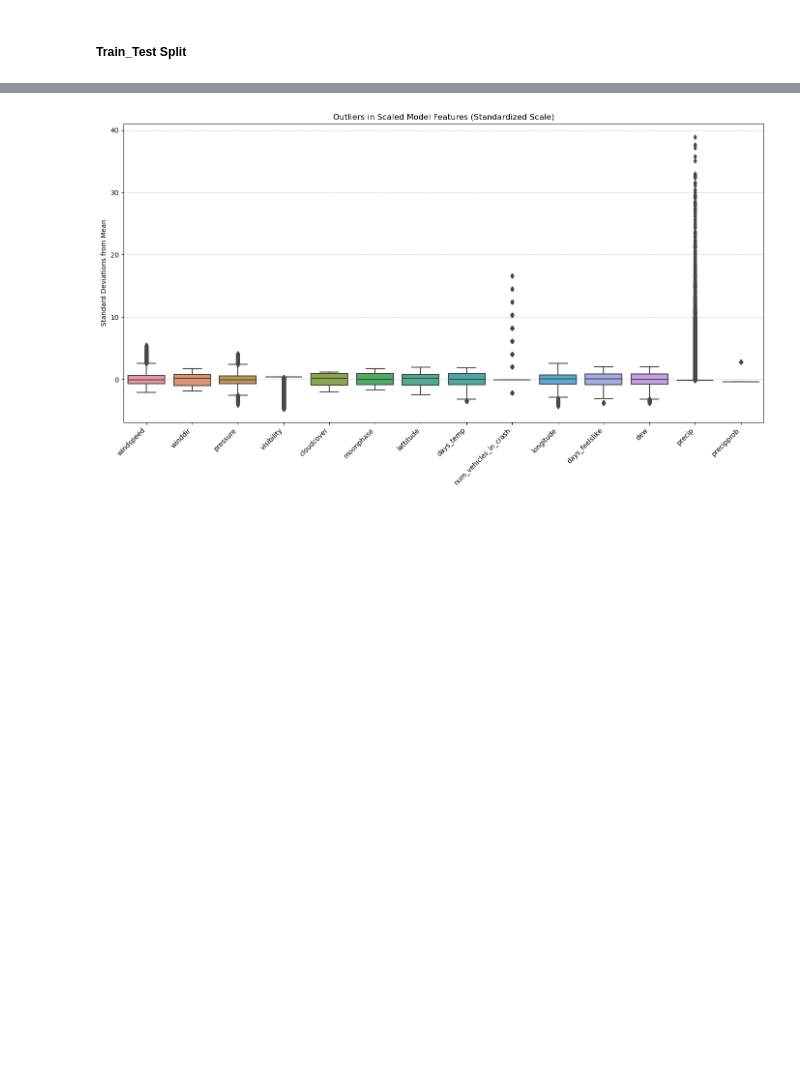
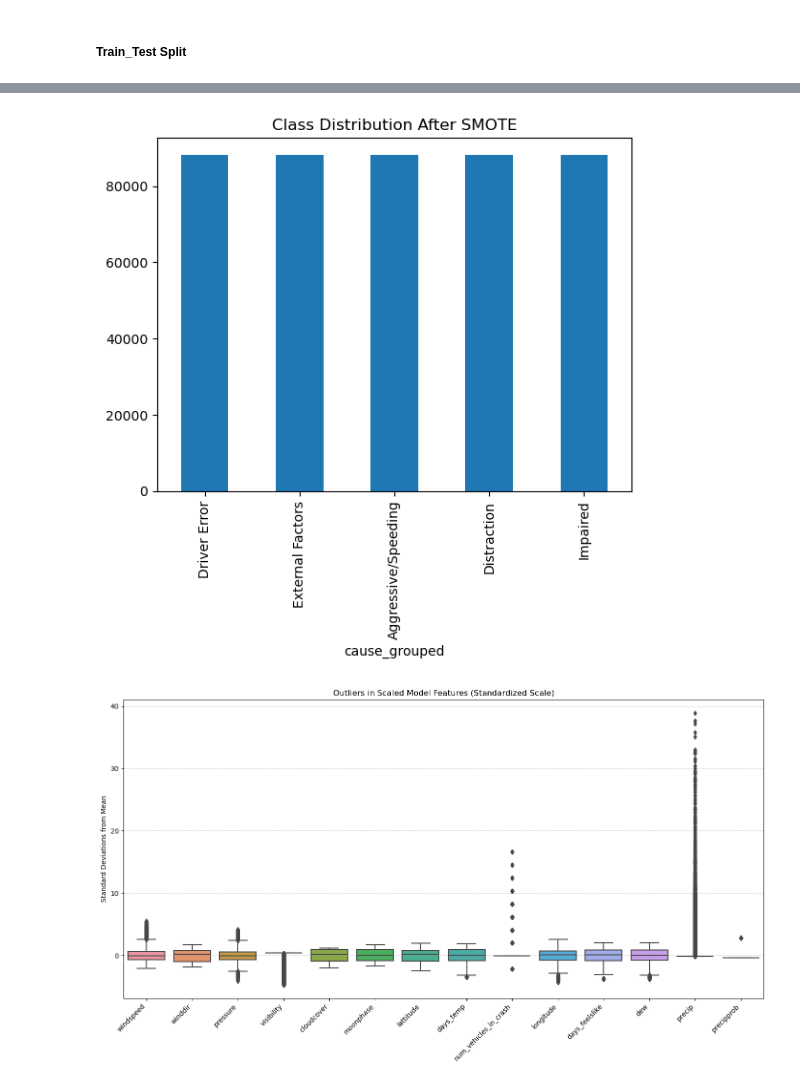
Before and after one commit to Grace-Neema-bit/Chicago-Traffic-Crash-Prediction-and-Analysis, a Jupyter notebook: project.ipynb, the cells around one changed output, grey strips where cells are left out. Drawn from its saved outputs; the diff is of its cells as text; code cells hidden in the pictures; blank space fills up the shorter version.

```diff
--- a/project.ipynb
+++ b/project.ipynb
@@ -320,3 +320,5 @@ precip                   0
 precipprob               0
 contributory_cause       0
 dtype: int64
+# %%
+X = pd.get_dummies(X, drop_first=True)
@@ -364,6 +400,18 @@ scaler = StandardScaler()
 
 X_train_scaled = scaler.fit_transform(X_train)
 X_test_scaled = scaler.transform(X_test)
+# %%
+from imblearn.over_sampling import SMOTE
+
+smote = SMOTE(random_state=42)
+
+X_train_res, y_train_res = smote.fit_resample(X_train_scaled, y_train)
+# %%
+pd.Series(y_train_res).value_counts().plot(kind='bar')
+plt.title("Class Distribution After SMOTE")
+plt.show()
+# %% [output]
+[figure, added]
 # %%
 # We use the columns from X_train to keep the feature names
 X_scaled_df = pd.DataFrame(X_train_scaled, columns=X_train.columns)
```
Also changed, not shown: parts of 11 cells of this notebook, 1 other file.
